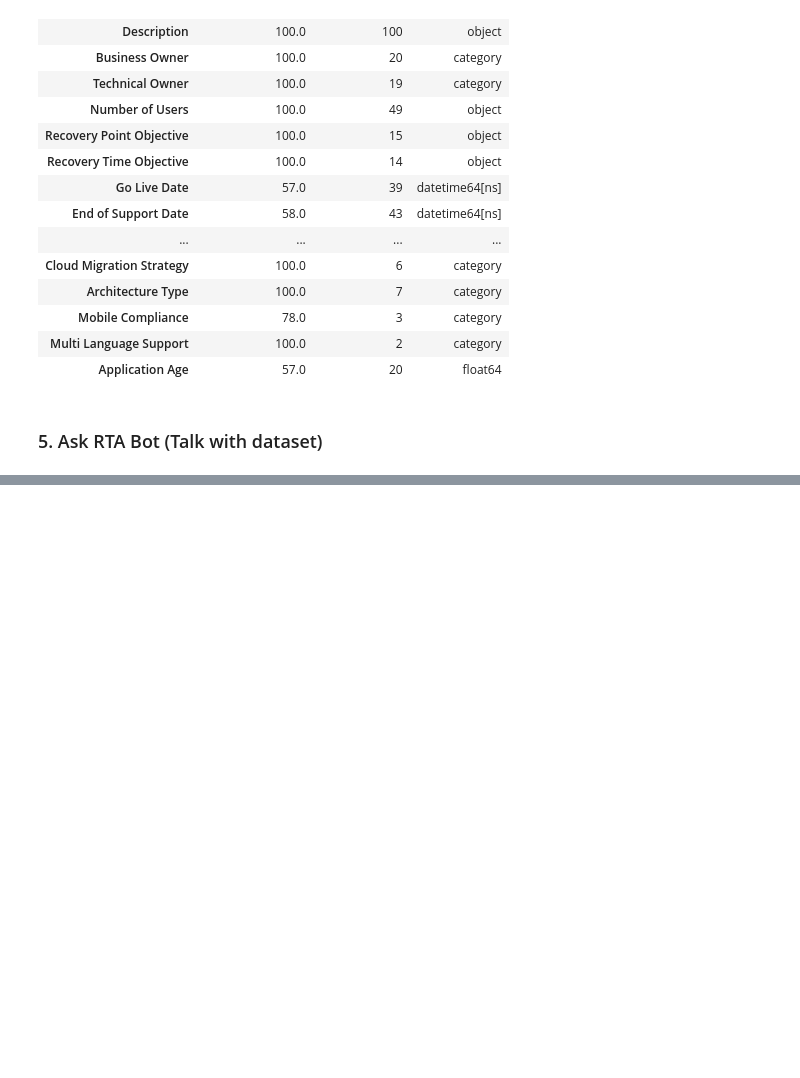
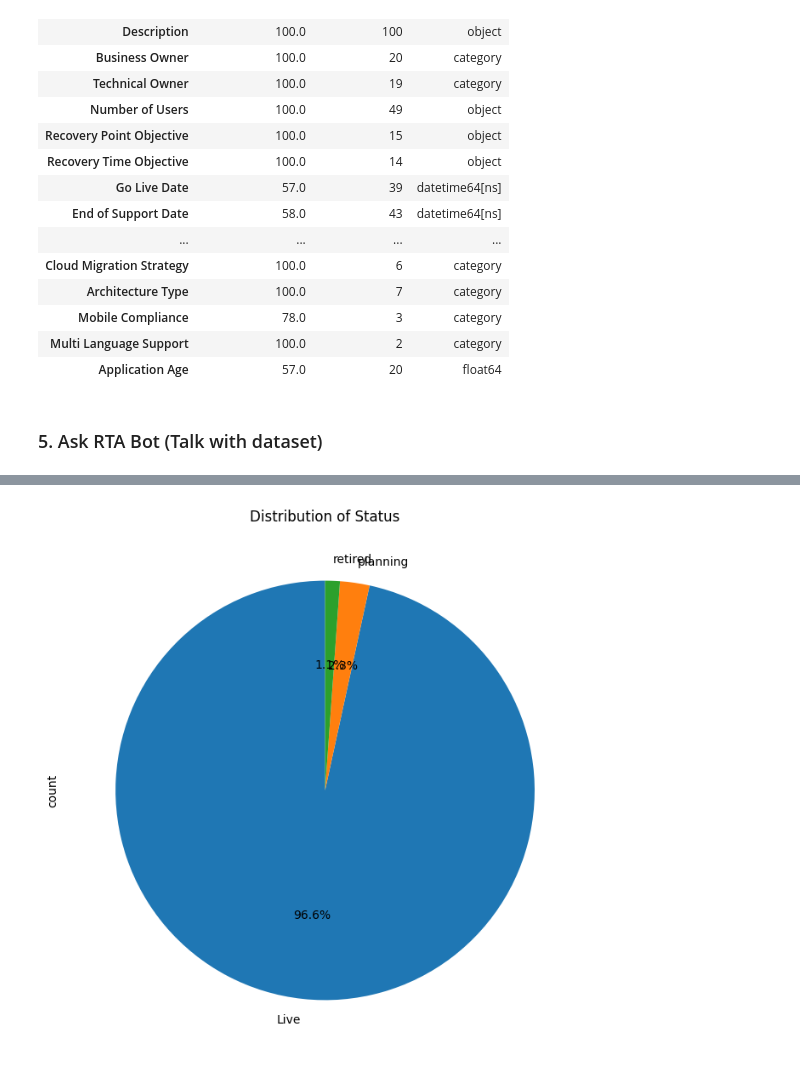
Before and after one commit to syedfaiqueali/Kaggle-Notebooks, a Jupyter notebook: data-cleaning.ipynb, the cells around one changed output, grey strips where cells are left out. Saved outputs shown, nothing was run; the diff lists cells and outputs as text; code cells hidden in the pictures; blank space fills up the shorter version.

Commit message:
Kaggle Notebook | Data Cleaning, Transformation and Conversation | Version 19

```diff
--- a/data-cleaning.ipynb
+++ b/data-cleaning.ipynb
@@ -219,7 +225,7 @@ Sample Output: {{"Column1 Old Name": "Column1 New Name", "Column2 Old Name": "Co
 
 
 def ask_rta_bot(question,dataframe):
-    column_names = extract_df_column_names(dataframe)
+    column_names = extract_df_column_names_with_datatypes(dataframe)
 
     if contains_visual_keywords(question):
         execute_visual_prompt(question,column_names)
@@ -231,19 +237,21 @@ def ask_rta_bot(question,dataframe):
 def execute_dataframe_prompt(question, column_names):
     dataframe_name = 'df_uncleaned'
     prompt = f"""
-Role: Act as a data analyst whose job is extract insights from the dataset based on the users asked question.
-Task: Write a valid python script for the below mentioned "user_question". Use pandas {dataframe_name} for querying the data.
+Role: Act as a data analyst whose job is to extract insights from the dataset based on the users asked questions.
+
+Task: Write a valid Python script for the below-mentioned "user_question". Use pre-defined / pre-loaded  "{dataframe_name}" only for querying the data.
+
+user_question: {question}
+
+existing pandas columns names and their types: {column_names}
+
+output: The output should only be a valid python script
 
 Script steps:
-1. Code for the user's asked question
+1. Code for the task
 2. Form a pandas dataframe of the final output
 3. Then convert output dataframe into html string
 4. Save the output into a file named 'output.txt'
-
-user_question: {question}
-dataframe_name: {dataframe_name}
-
-column_names: {column_names}
 """
     try:
         # Generate response
@@ -260,7 +268,7 @@ column_names: {column_names}
 
         # Return output
         return output
-    except:
+    except Exception as e:
         print("I apologize, but I'm currently unable to fulfill your request. Could you please try again or provide me more details to assist me in better understanding your request?")
         return None
 
@@ -269,17 +277,19 @@ def execute_visual_prompt(question, column_names):
     dataframe_name = 'df_uncleaned'
     prompt = f"""
 Role: Act as a data analyst whose job is extract insights from the dataset based on the users asked question.
-Task: Write a valid python script for the below mentioned "user_question". Use pandas {dataframe_name} for querying the data.
+
+Task: Write a valid python script for the below mentioned "user_question". Use pre-defined / pre-loaded {dataframe_name} only for querying the data.
+
+user_question: {question}
+
+existing pandas columns names and their types: {column_names}
+
+output: The output should only be a valid python script
 
 Script steps:
 1. Code for the user's asked question.
-2. Form a plot as the final output but don't write code for show()
+2. Form a plot as the final output but don't write graph plotting code.
 3. Save the output plot as a .png file named 'output.png'
-
-user_question: {question}
-dataframe_name: {dataframe_name}
-
-column_names: {column_names}
 """
     try:
         # Generate response
@@ -292,7 +302,7 @@ column_names: {column_names}
         # output = get_html_tag_for_base64_image(read_saved_plot_output())
 
         # [REMOVE]
-        show_saved_output_img()
+        # show_saved_output_img()
 
         # Remove file
         # os.remove('output.png')
@@ -300,7 +310,7 @@ column_names: {column_names}
         # Return output
         return None # return output
 
-    except:
+    except Exception as e:
         print("I apologize, but I'm currently unable to fulfill your request. Could you please try again or provide me more details to assist me in better understanding your request?")
         return None
 
@@ -559,2 +592,4 @@ completeness
 # %%
-# ask_rta_bot('Plot Pie chart of Status')
+ask_rta_bot('Plot Pie chart of Status', df_uncleaned)
+# %% [output]
+[figure, added]
```
Also changed, not shown: parts of 4 cells of this notebook.
